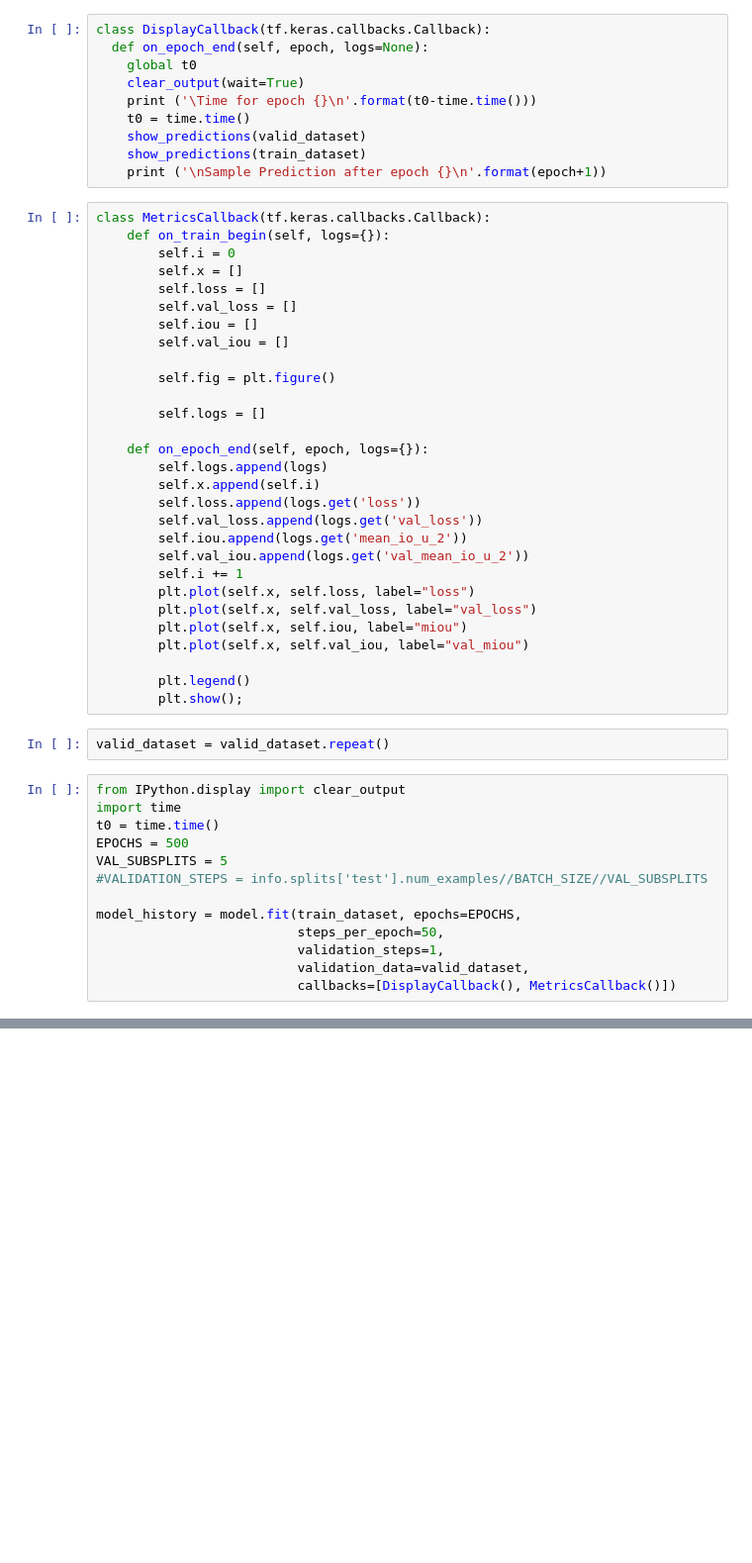
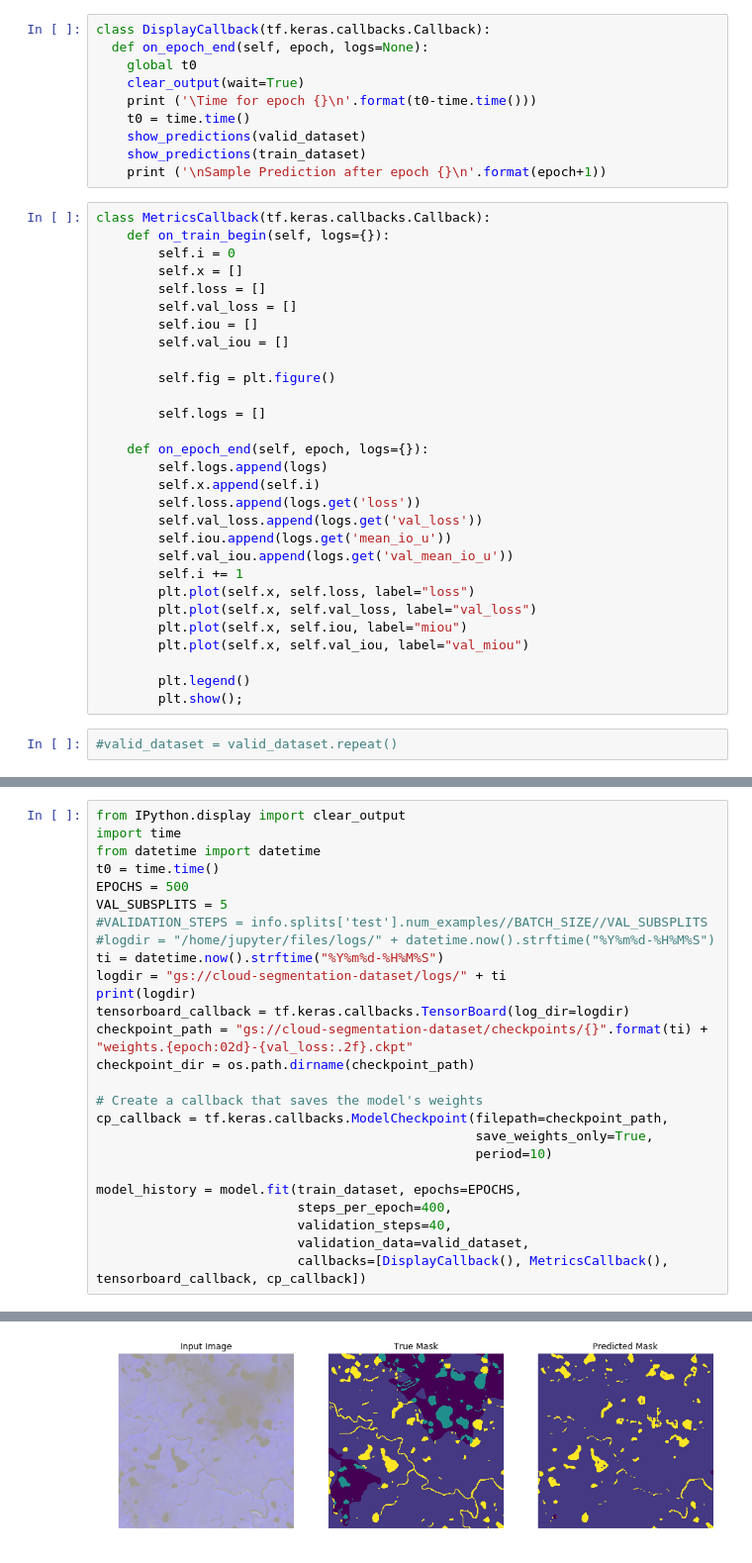
Before and after one commit to dbonafilia/train_cloud_segmentation, a Jupyter notebook: BasicTrainingFlow.ipynb, the cells around one changed output, grey strips where cells are left out. Shown at 99% size. Cells and saved outputs as stored; diff of their text form; blank space fills up the shorter version.

Commit message:
update training script

```diff
--- a/BasicTrainingFlow.ipynb
+++ b/BasicTrainingFlow.ipynb
@@ -304,8 +307,8 @@ class MetricsCallback(tf.keras.callbacks.Callback):
         self.x.append(self.i)
         self.loss.append(logs.get('loss'))
         self.val_loss.append(logs.get('val_loss'))
-        self.iou.append(logs.get('mean_io_u_2'))
-        self.val_iou.append(logs.get('val_mean_io_u_2'))
+        self.iou.append(logs.get('mean_io_u'))
+        self.val_iou.append(logs.get('val_mean_io_u'))
         self.i += 1
         plt.plot(self.x, self.loss, label="loss")
         plt.plot(self.x, self.val_loss, label="val_loss")
@@ -315,17 +318,4 @@ class MetricsCallback(tf.keras.callbacks.Callback):
         plt.legend()
         plt.show();
 # %%
-valid_dataset = valid_dataset.repeat()
+#valid_dataset = valid_dataset.repeat()
-# %%
-from IPython.display import clear_output
-import time
-t0 = time.time()
-EPOCHS = 500
-VAL_SUBSPLITS = 5
-#VALIDATION_STEPS = info.splits['test'].num_examples//BATCH_SIZE//VAL_SUBSPLITS
-
-model_history = model.fit(train_dataset, epochs=EPOCHS,
-                          steps_per_epoch=50,
-                          validation_steps=1,
-                          validation_data=valid_dataset,
-                          callbacks=[DisplayCallback(), MetricsCallback()])
@@ -343,0 +322,27 @@ device_lib.list_local_devices()
+# %%
+from IPython.display import clear_output
+import time
+from datetime import datetime
+t0 = time.time()
+EPOCHS = 500
+VAL_SUBSPLITS = 5
+#VALIDATION_STEPS = info.splits['test'].num_examples//BATCH_SIZE//VAL_SUBSPLITS
+#logdir = "/home/jupyter/files/logs/" + datetime.now().strftime("%Y%m%d-%H%M%S")
+ti = datetime.now().strftime("%Y%m%d-%H%M%S")
+logdir = "gs://cloud-segmentation-dataset/logs/" + ti
+print(logdir)
+tensorboard_callback = tf.keras.callbacks.TensorBoard(log_dir=logdir)
+checkpoint_path = "gs://cloud-segmentation-dataset/checkpoints/{}".format(ti) + "weights.{epoch:02d}-{val_loss:.2f}.ckpt"
+checkpoint_dir = os.path.dirname(checkpoint_path)
+
+# Create a callback that saves the model's weights
+cp_callback = tf.keras.callbacks.ModelCheckpoint(filepath=checkpoint_path,
+                                                 save_weights_only=True,
+                                                 period=10)
+
+model_history = model.fit(train_dataset, epochs=EPOCHS,
+                          steps_per_epoch=400,
+                          validation_steps=40,
+                          validation_data=valid_dataset,
+                          callbacks=[DisplayCallback(), MetricsCallback(), tensorboard_callback, cp_callback])
+# %% [output]
@@ -343,0 +350 @@ device_lib.list_local_devices()
+[figure, added]
```
Also changed, not shown: parts of 14 cells of this notebook.
